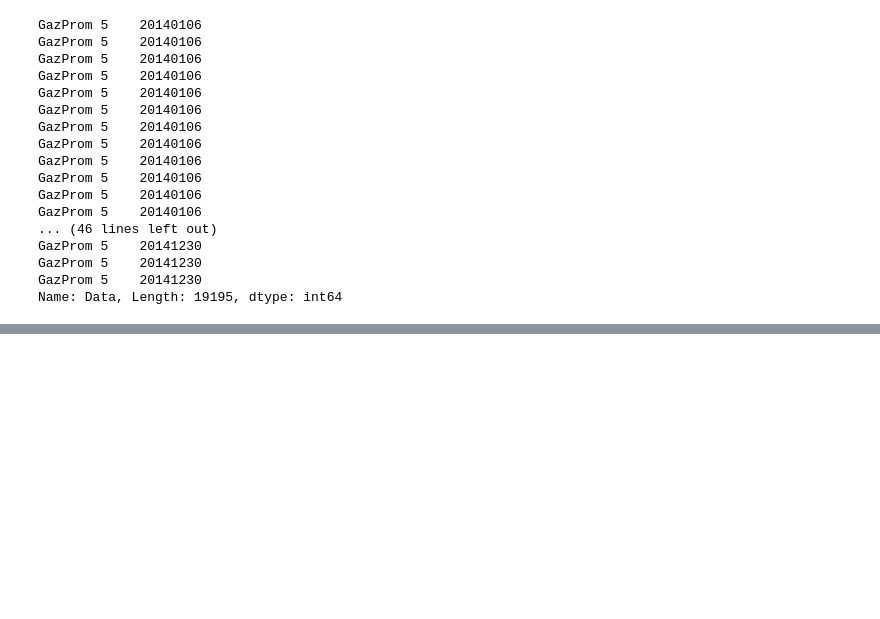
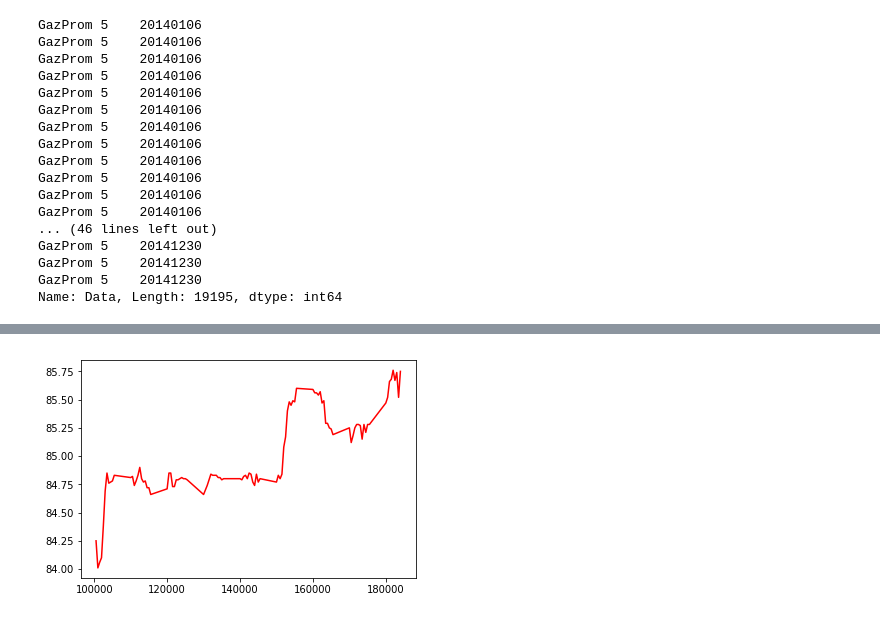
Before and after one commit to AdeleWolff/Subbotin_A_A, a Jupyter notebook: Kursach.ipynb, the cells around one changed output, grey strips where cells are left out. Saved outputs shown, nothing was run; the diff lists cells and outputs as text; code cells hidden in the pictures; blank space fills up the shorter version.

```diff
--- a/Kursach.ipynb
+++ b/Kursach.ipynb
@@ -297,0 +351,4 @@ Name: Data, Length: 19195, dtype: int64
+# %%
+for i in range(len(data_AF)-1):
+    if (data_AF['Open'][i]-data_AF['Close'][i+1])>5:
+        print (data_AF['Data'][i],'  ',data_AF['Open'][i]-data_AF['Close'][i+1])
@@ -297,0 +377,19 @@ Name: Data, Length: 19195, dtype: int64
+# %%
+
+
+url_AF_1="http://export.finam.ru/AFLT_140120_140120.csv?market=1&em=29&code=AFLT&apply=0&df=20&mf=0&yf=2014&from=20.01.2014&dt=20&mt=0&yt=2014&to=20.01.2014&p=3&f=AFLT_140120_140120&e=.csv&cn=AFLT&dtf=1&tmf=1&MSOR=1&mstime=on&mstimever=1&sep=1&sep2=1&datf=1&at=1"
+f = urlopen(url_AF_1)   # Открыли
+data_AF_1 = f.read()   # Прочитали данные.
+f.close()
+
+data_AF_1 = read_csv(url_AF_1, header=0, index_col=0, parse_dates={'': [0, 1]}, sep=',').sort_index()
+data_AF_1.columns = ['' + i for i in ['Data','Time','Open', 'High', 'Low', 'Close', 'Volume']] # Заголовки столбцов
+
+set_option('display.max_columns', 50) # Кол-во колонок
+set_option('display.width', 500)      # Ширина поля вывода
+
+
+plt.plot(data_AF_1['Time'], data_AF_1['Open'], 'r', label = 'Open')
+plt.show()
+# %% [output]
+[figure, added]
```
Also changed, not shown: parts of 20 cells of this notebook.
